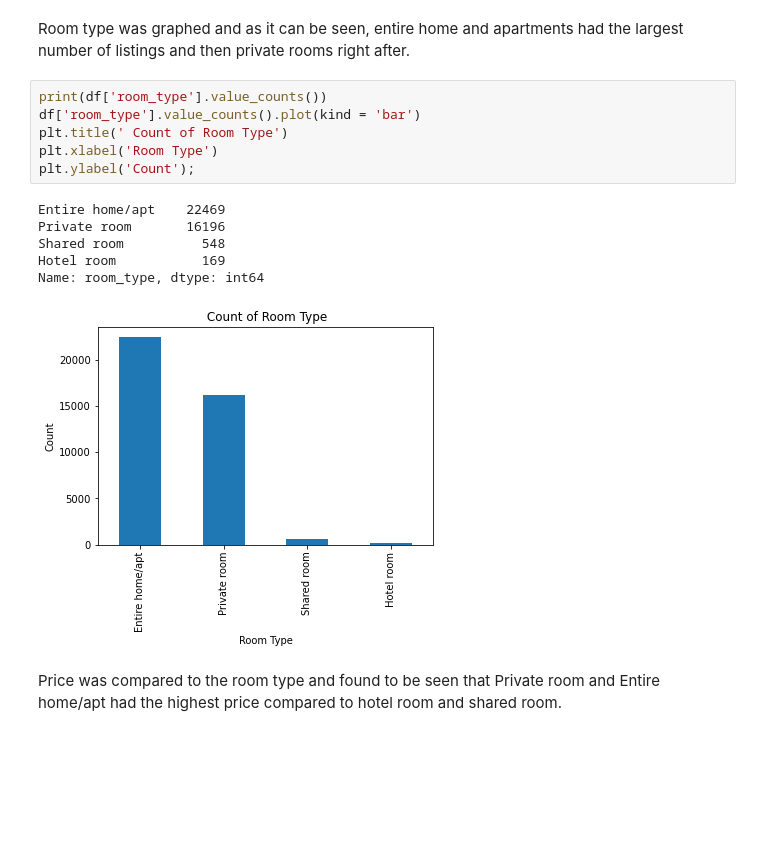
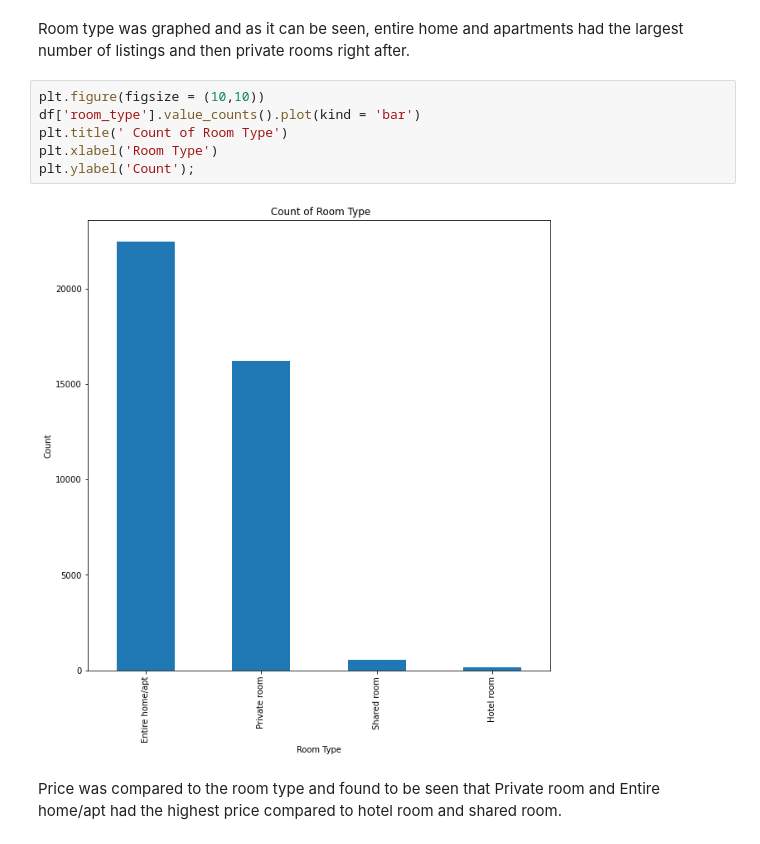
Before and after one commit to vishnu-ko/Predicting_AirBNB, a Jupyter notebook: EDA_02.ipynb, the cells around one changed output. Cells and saved outputs as stored; diff of their text form; blank space fills up the shorter version.

```diff
--- a/EDA_02.ipynb
+++ b/EDA_02.ipynb
@@ -203,18 +200,13 @@ plt.ylabel('Price');
 # %% [markdown]
 Room type was graphed and as it can be seen, entire home and apartments had the largest number of listings and then private rooms right after.
 # %%
-print(df['room_type'].value_counts())
+plt.figure(figsize = (10,10))
 df['room_type'].value_counts().plot(kind = 'bar')
 plt.title(' Count of Room Type')
 plt.xlabel('Room Type')
 plt.ylabel('Count');
 # %% [output]
-Entire home/apt    22469
-Private room       16196
-Shared room          548
-Hotel room           169
-Name: room_type, dtype: int64
-[figure, old version]
+[figure, new version]
 # %% [markdown]
 Price was compared to the room type and found to be seen that Private room and Entire home/apt had the highest price compared to hotel room and shared room.
 # %%
```
Also changed, not shown: parts of 4 cells of this notebook, 2 other files.
